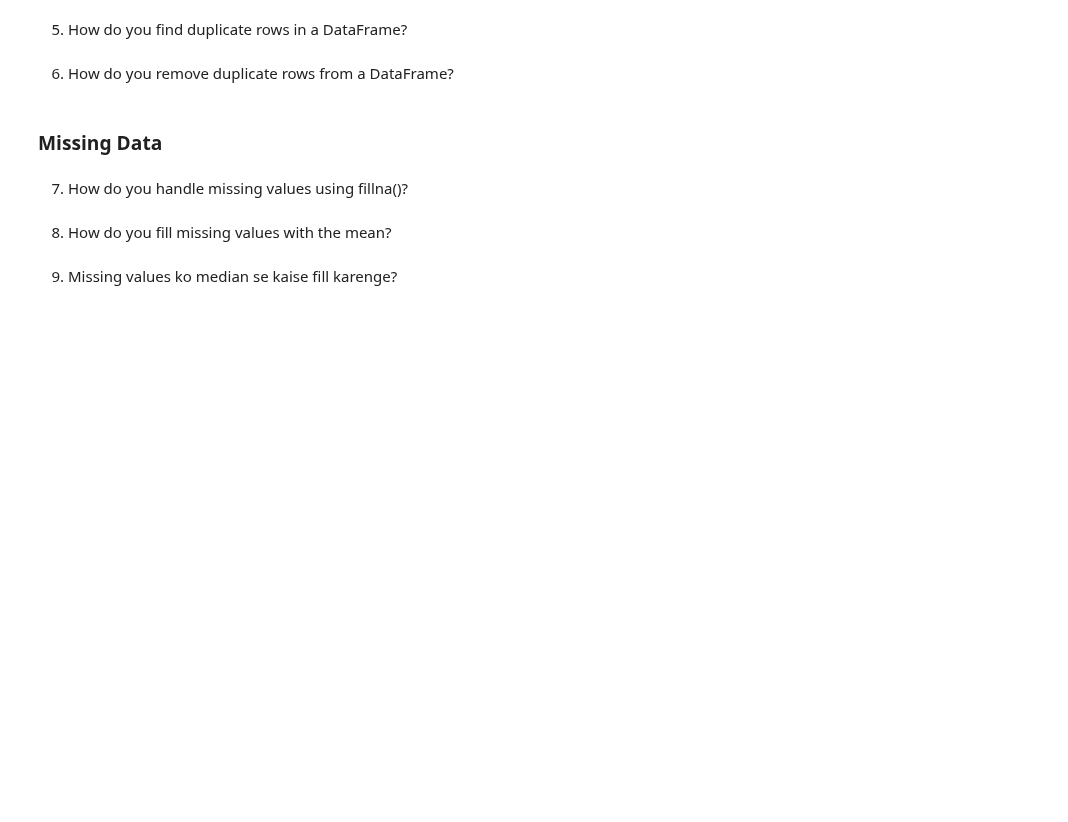
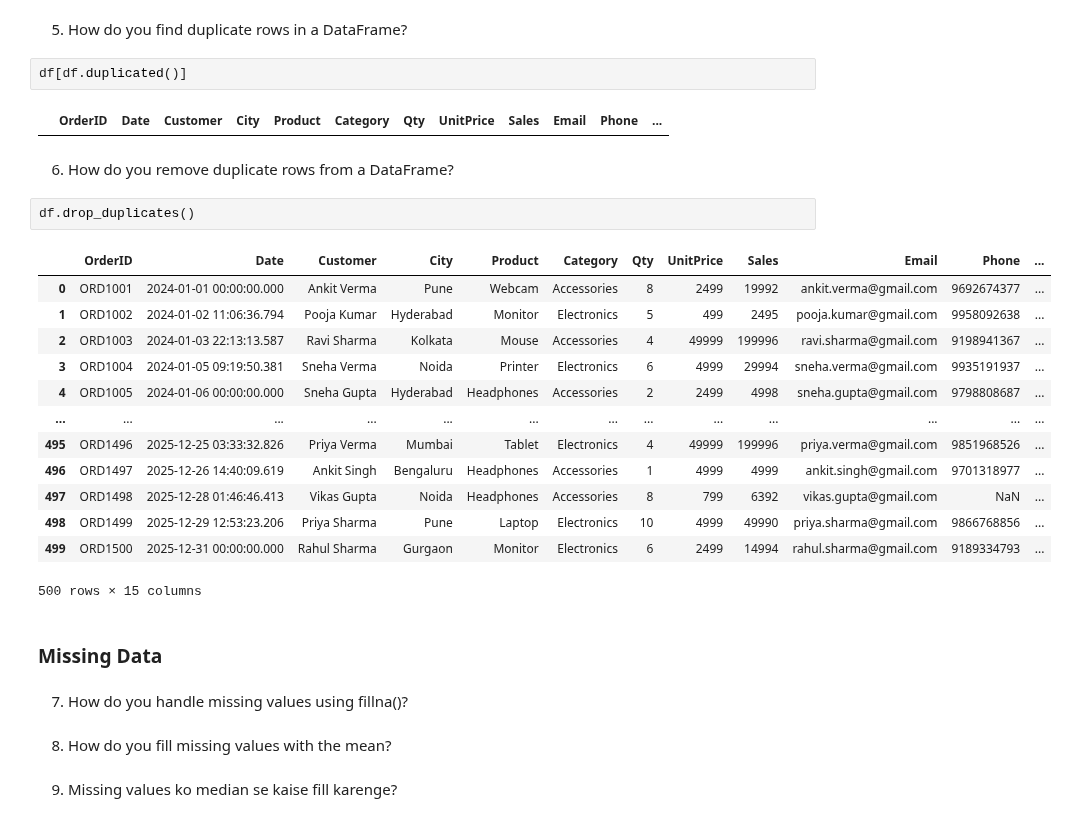
Before and after one commit to Suraj-kumar121K/PANDAS-CURSE, a Jupyter notebook: Practice_pandas/06_pandas.ipynb, the cells around one changed output. Saved outputs shown, nothing was run; the diff lists cells and outputs as text; blank space fills up the shorter version.

```diff
--- a/Practice_pandas/06_pandas.ipynb
+++ b/Practice_pandas/06_pandas.ipynb
@@ -16,7 +99,27 @@ df = pd.read_excel(r"C:\Users\Anish Kumar\Downloads\Pandas_Data_S.xlsx")
 # %% [markdown]
 5. How do you find duplicate rows in a DataFrame?
+# %%
+df[df.duplicated()]
+# %% [output]
+|  | OrderID | Date | Customer | City | Product | Category | Qty | UnitPrice | Sales | Email | Phone | ... |
 # %% [markdown]
 6. How do you remove duplicate rows from a DataFrame?
+# %%
+df.drop_duplicates()
+# %% [output]
+|  | OrderID | Date | Customer | City | Product | Category | Qty | UnitPrice | Sales | Email | Phone | ... |
+| 0 | ORD1001 | 2024-01-01 00:00:00.000 | Ankit Verma | Pune | Webcam | Accessories | 8 | 2499 | 19992 | ankit.verma@gmail.com | 9692674377 | ... |
+| 1 | ORD1002 | 2024-01-02 11:06:36.794 | Pooja Kumar | Hyderabad | Monitor | Electronics | 5 | 499 | 2495 | pooja.kumar@gmail.com | 9958092638 | ... |
+| 2 | ORD1003 | 2024-01-03 22:13:13.587 | Ravi Sharma | Kolkata | Mouse | Accessories | 4 | 49999 | 199996 | ravi.sharma@gmail.com | 9198941367 | ... |
+| 3 | ORD1004 | 2024-01-05 09:19:50.381 | Sneha Verma | Noida | Printer | Electronics | 6 | 4999 | 29994 | sneha.verma@gmail.com | 9935191937 | ... |
+| 4 | ORD1005 | 2024-01-06 00:00:00.000 | Sneha Gupta | Hyderabad | Headphones | Accessories | 2 | 2499 | 4998 | sneha.gupta@gmail.com | 9798808687 | ... |
+| ... | ... | ... | ... | ... | ... | ... | ... | ... | ... | ... | ... | ... |
+| 495 | ORD1496 | 2025-12-25 03:33:32.826 | Priya Verma | Mumbai | Tablet | Electronics | 4 | 49999 | 199996 | priya.verma@gmail.com | 9851968526 | ... |
+| 496 | ORD1497 | 2025-12-26 14:40:09.619 | Ankit Singh | Bengaluru | Headphones | Accessories | 1 | 4999 | 4999 | ankit.singh@gmail.com | 9701318977 | ... |
+| 497 | ORD1498 | 2025-12-28 01:46:46.413 | Vikas Gupta | Noida | Headphones | Accessories | 8 | 799 | 6392 | vikas.gupta@gmail.com | NaN | ... |
+| 498 | ORD1499 | 2025-12-29 12:53:23.206 | Priya Sharma | Pune | Laptop | Electronics | 10 | 4999 | 49990 | priya.sharma@gmail.com | 9866768856 | ... |
+| 499 | ORD1500 | 2025-12-31 00:00:00.000 | Rahul Sharma | Gurgaon | Monitor | Electronics | 6 | 2499 | 14994 | rahul.sharma@gmail.com | 9189334793 | ... |
+500 rows × 15 columns
 # %% [markdown]
 ### Missing Data
 # %% [markdown]
```
Also changed, not shown: parts of 6 cells of this notebook.
